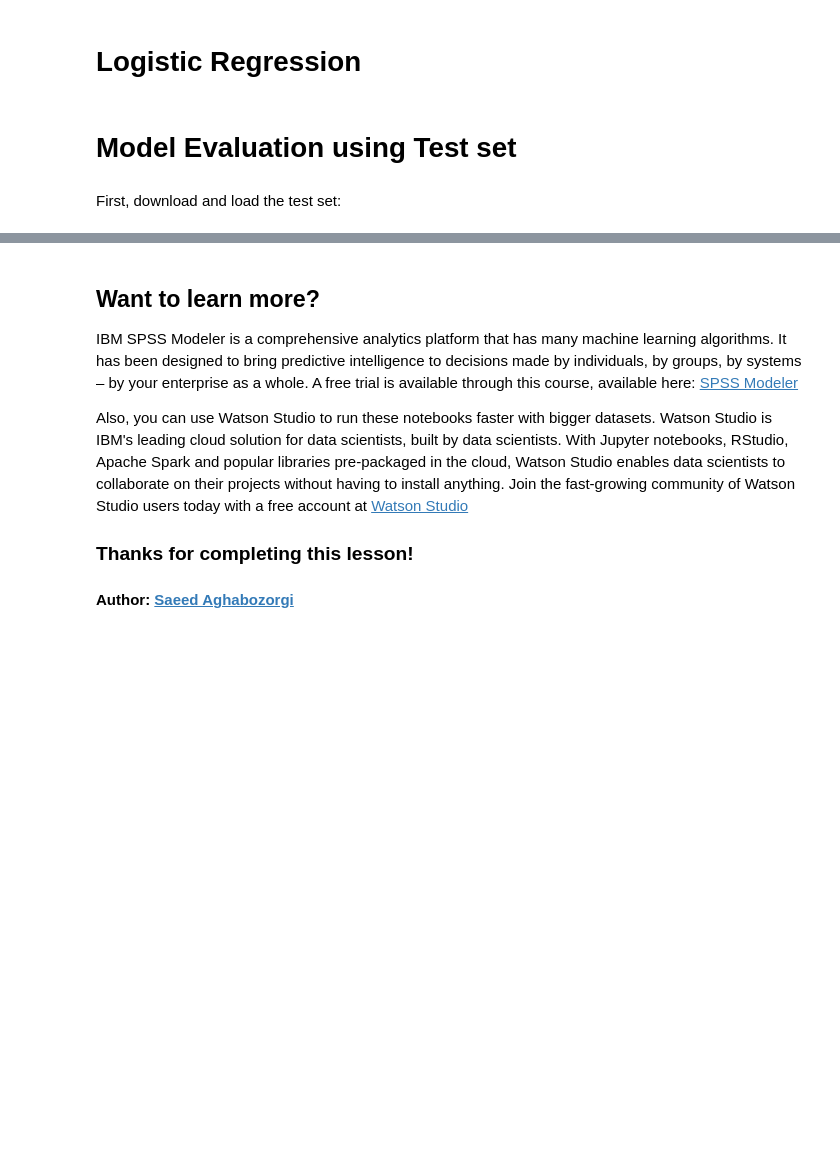
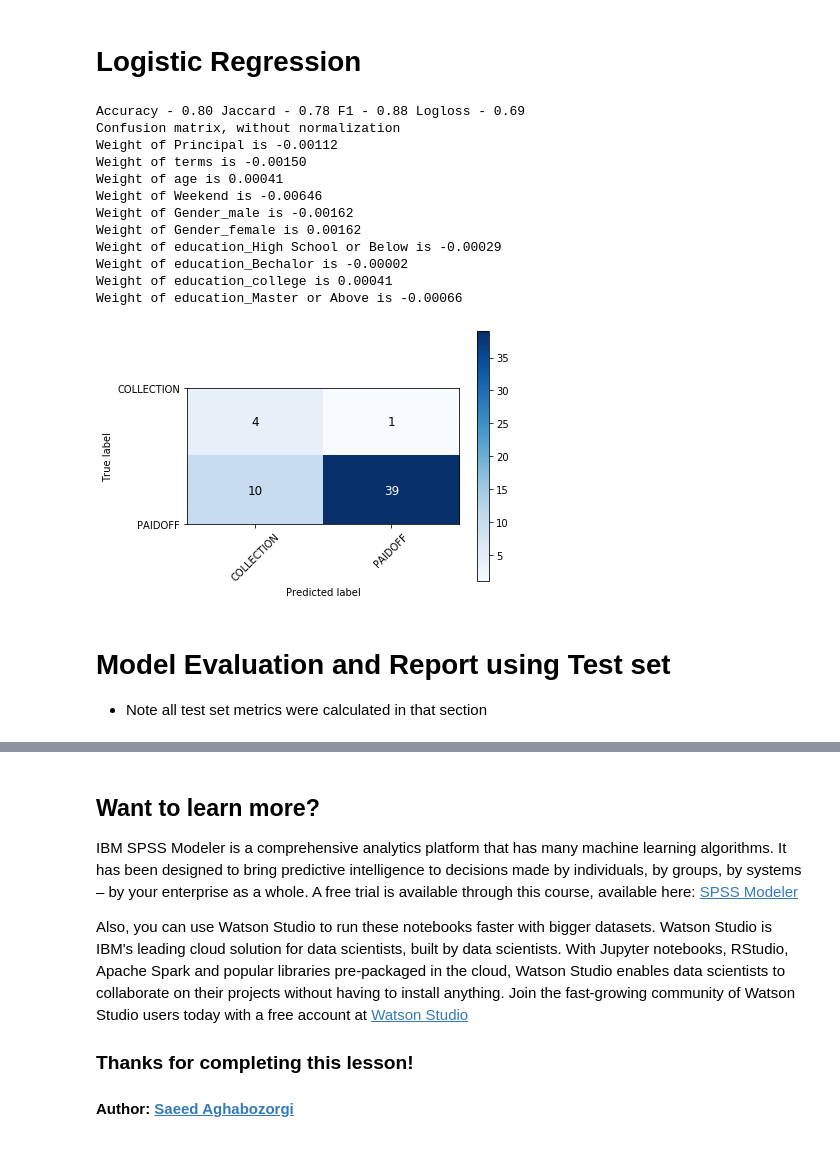
Before and after one commit to jwillis0720/CourseraJRW, a Jupyter notebook: IBM/MachineLearningwPython/week6_final/ML0101EN-Proj-Loan-py-v1.ipynb, the cells around one changed output, grey strips where cells are left out. Drawn from its saved outputs; the diff is of its cells as text; code cells hidden in the pictures; blank space fills up the shorter version.

```diff
--- a/IBM/MachineLearningwPython/week6_final/ML0101EN-Proj-Loan-py-v1.ipynb
+++ b/IBM/MachineLearningwPython/week6_final/ML0101EN-Proj-Loan-py-v1.ipynb
@@ -524,4 +446,61 @@ pd.DataFrame(results_df)
 # %% [markdown]
 # Logistic Regression
+# %%
+##Get training data without split
+train_x = hot_encoding_df_train[feature_columns].to_numpy()
+train_y = hot_encoding_df_train[dependent_feature].to_numpy()
+train_x_normal = preprocessing.MinMaxScaler(feature_range=(0,1)).fit_transform(train_x)
+
+train_x_normal = preprocessing.StandardScaler().fit_transform(train_x)
+
+#Official testing dataframe from coursera
+official_test_x = hot_encoding_df_test[feature_columns].to_numpy()
+official_test_y = hot_encoding_df_test[dependent_feature].to_numpy()
+official_test_x_normal = preprocessing.MinMaxScaler(feature_range=(0,1)).fit_transform(official_test_x)
+
+official_test_x_normal = preprocessing.StandardScaler().fit_transform(official_test_x)
+
+
+#encode binary of y
+#For LR, the it has to have a (N,-1) shape for single feature
+le = preprocessing.LabelEncoder()
+train_y_binary = le.fit_transform(train_y).reshape((len(train_y),))
+official_test_y_binary = le.fit_transform(official_test_y).reshape((len(official_test_y),))
+
+
+'''Found a small C fits best'''
+lr = LogisticRegression(C=0.0001,solver='liblinear',penalty = 'l2',random_state=0)
+lr.fit(train_x_normal,train_y_binary)
+y_hat_train = lr.predict(train_x_normal)
+y_hat_test = lr.predict(official_test_x_normal)
+y_hat_test_prob = lr.predict_proba(official_test_x_normal)
+
+##Get LR metrics
+lr_acc = accuracy_score(y_hat_test,official_test_y_binary)
+lr_jaccard = jaccard_score(y_hat_test,official_test_y_binary)
+lr_f1 = f1_score(y_hat_test,official_test_y_binary)
+lr_loss = log_loss(y_hat_test, y_hat_test_prob)
+print("Accuracy - {:.2f} Jaccard - {:.2} F1 - {:.2} Logloss - {:.2}".format(lr_acc, lr_jaccard, lr_f1,lr_loss))
+plot_confusion_matrix(confusion_matrix(y_hat_test,official_test_y_binary),classes=np.unique(official_test_y))
+
+##Print out weights of each feature
+for f,w in zip(feature_columns,lr.coef_[0]):
+    print("Weight of {} is {:.5f}".format(f,w))
+# %% [output]
+Accuracy - 0.80 Jaccard - 0.78 F1 - 0.88 Logloss - 0.69
+Confusion matrix, without normalization
+Weight of Principal is -0.00112
+Weight of terms is -0.00150
+Weight of age is 0.00041
+Weight of Weekend is -0.00646
+Weight of Gender_male is -0.00162
+Weight of Gender_female is 0.00162
+Weight of education_High School or Below is -0.00029
+Weight of education_Bechalor is -0.00002
+Weight of education_college is 0.00041
+Weight of education_Master or Above is -0.00066
+[figure, added]
 # %% [markdown]
-# Model Evaluation using Test set
+# Model Evaluation and Report using Test set
+
+- Note all test set metrics were calculated in that section
@@ -532,2 +506,0 @@ from sklearn.metrics import log_loss
-# %% [markdown]
-First, download and load the test set:
```
Also changed, not shown: parts of 11 cells of this notebook, 2 other files.
